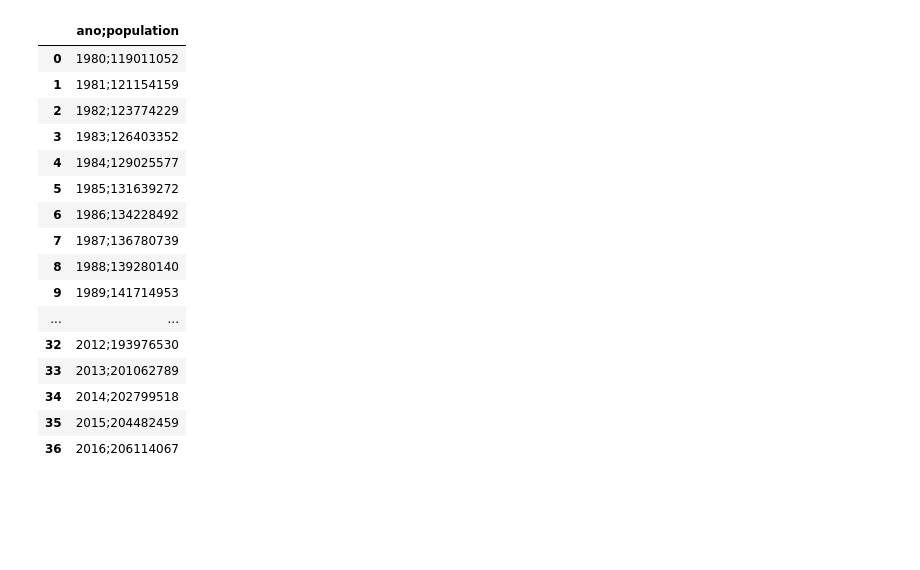
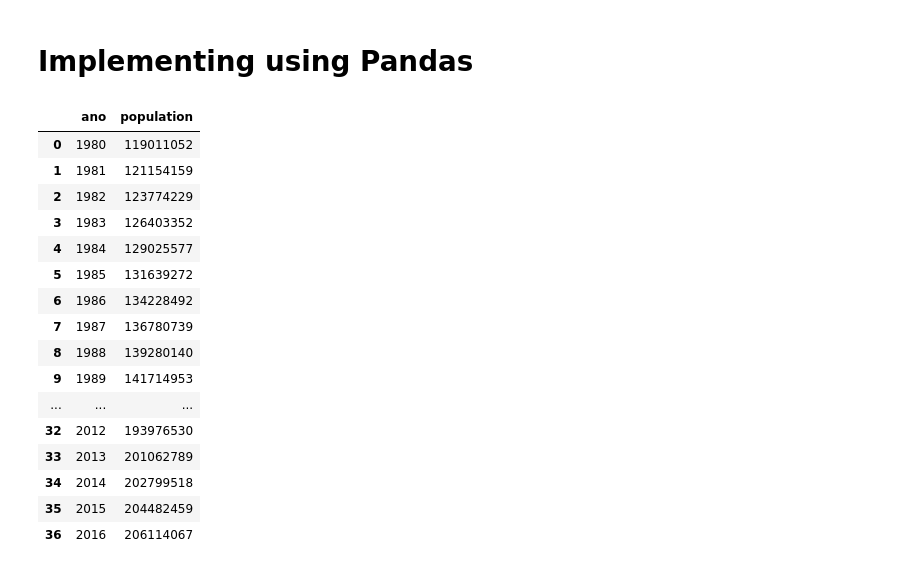
Before and after one commit to JonatasFontele/aprendizagem-de-maquina-e-mineracao-de-dados, a Jupyter notebook: brazilian_population_growth_visualization.ipynb, the cells around one changed output. Drawn from its saved outputs; the diff is of its cells as text; code cells hidden in the pictures; blank space fills up the shorter version.

Commit message:
Dataframe comparation

```diff
--- a/brazilian_population_growth_visualization.ipynb
+++ b/brazilian_population_growth_visualization.ipynb
@@ -28,23 +62,25 @@ plt.savefig("populacao_brasileira.pdf")
+# %% [markdown]
+# Implementing using Pandas
 # %%
 import pandas as pd
 
-df = pd.read_csv("brazilian_population.csv")
+df = pd.read_csv("brazilian_population.csv", sep=";")
 df
 # %% [output]
-|  | ano;population |
-| 0 | 1980;119011052 |
-| 1 | 1981;121154159 |
-| 2 | 1982;123774229 |
-| 3 | 1983;126403352 |
-| 4 | 1984;129025577 |
-| 5 | 1985;131639272 |
-| 6 | 1986;134228492 |
-| 7 | 1987;136780739 |
-| 8 | 1988;139280140 |
-| 9 | 1989;141714953 |
-| ... | ... |
-| 32 | 2012;193976530 |
-| 33 | 2013;201062789 |
-| 34 | 2014;202799518 |
-| 35 | 2015;204482459 |
-| 36 | 2016;206114067 |
+|  | ano | population |
+| 0 | 1980 | 119011052 |
+| 1 | 1981 | 121154159 |
+| 2 | 1982 | 123774229 |
+| 3 | 1983 | 126403352 |
+| 4 | 1984 | 129025577 |
+| 5 | 1985 | 131639272 |
+| 6 | 1986 | 134228492 |
+| 7 | 1987 | 136780739 |
+| 8 | 1988 | 139280140 |
+| 9 | 1989 | 141714953 |
+| ... | ... | ... |
+| 32 | 2012 | 193976530 |
+| 33 | 2013 | 201062789 |
+| 34 | 2014 | 202799518 |
+| 35 | 2015 | 204482459 |
+| 36 | 2016 | 206114067 |
```
Also changed, not shown: parts of 8 cells of this notebook.
